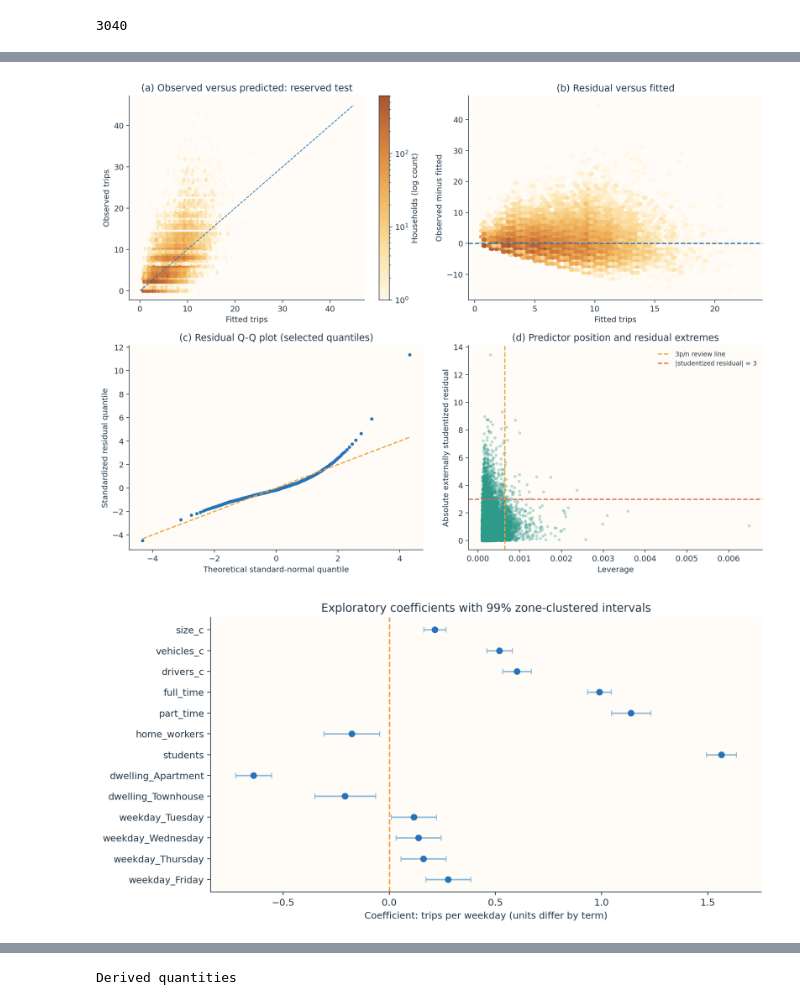
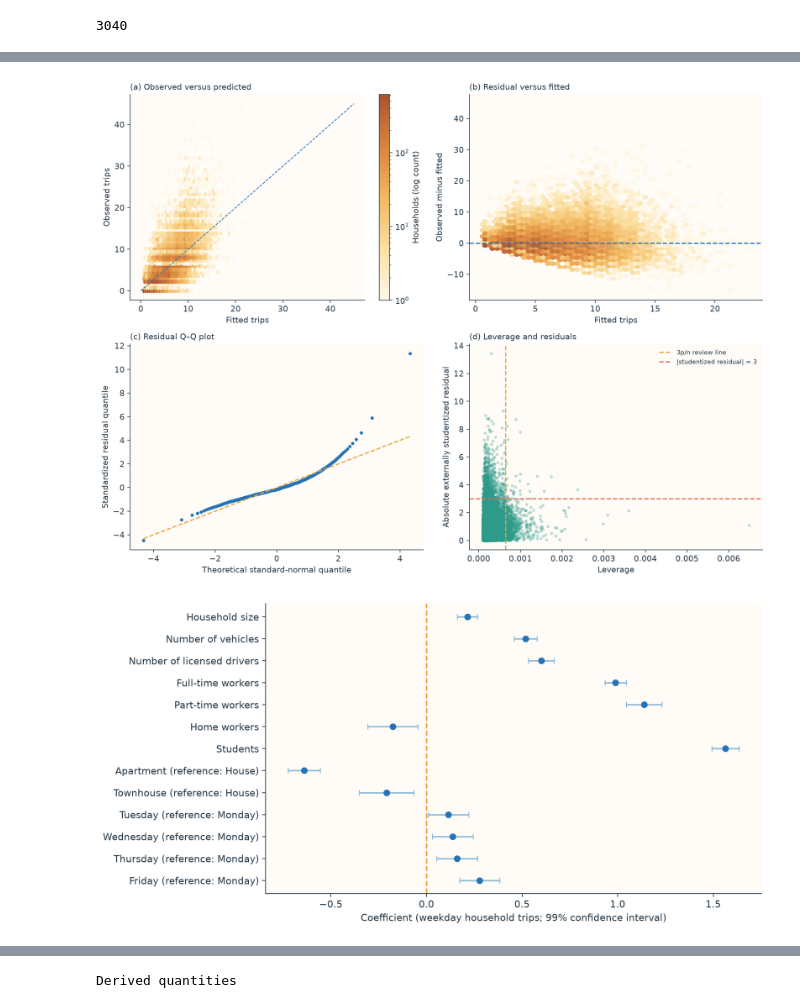
Before and after one commit to kingmartn/trp630termpaper, a Jupyter notebook: MLR_regression.ipynb, the cells around one changed output, grey strips where cells are left out. Saved outputs shown, nothing was run; the diff lists cells and outputs as text; code cells hidden in the pictures.

Commit message:
Corrected figures

```diff
--- a/MLR_regression.ipynb
+++ b/MLR_regression.ipynb
@@ -631,11 +665,11 @@ fig, axes = plt.subplots(2, 2, figsize=(12, 9))
 hb = axes[0, 0].hexbin(test_predicted, test_y, gridsize=55, mincnt=1, bins='log', cmap=WARM_HEAT)
 limits = [min(0, predicted.min()), max(test_y.max(), test_predicted.max())]
 axes[0, 0].plot(limits, limits, '--', color=BLUE, linewidth=1)
-axes[0, 0].set(xlabel='Fitted trips', ylabel='Observed trips', title='(a) Observed versus predicted: reserved test')
+axes[0, 0].set(xlabel='Fitted trips', ylabel='Observed trips', title='Observed versus predicted')
 fig.colorbar(hb, ax=axes[0, 0], label='Households (log count)')
 axes[0, 1].hexbin(predicted, residual, gridsize=55, mincnt=1, bins='log', cmap=WARM_HEAT)
 axes[0, 1].axhline(0, color=BLUE, linestyle='--')
-axes[0, 1].set(xlabel='Fitted trips', ylabel='Observed minus fitted', title='(b) Residual versus fitted')
+axes[0, 1].set(xlabel='Fitted trips', ylabel='Observed minus fitted', title='Residual versus fitted')
 probabilities = np.unique(np.r_[.5 / N, np.linspace(.001, .999, 499), 1 - .5 / N])
 normal_quantiles = stats.norm.ppf(probabilities)
 standardized_residual = residual / np.sqrt(selected_ols.mse_resid)
@@ -643,13 +677,14 @@ axes[1, 0].scatter(normal_quantiles, np.quantile(standardized_residual, probabil
 axes[1, 0].plot([normal_quantiles.min(), normal_quantiles.max()],
                 [normal_quantiles.min(), normal_quantiles.max()], '--', color=ORANGE)
 axes[1, 0].set(xlabel='Theoretical standard-normal quantile', ylabel='Standardized residual quantile',
-               title='(c) Residual Q-Q plot (selected quantiles)')
+               title='Residual Q–Q plot')
 axes[1, 1].scatter(leverage, np.abs(studentized_external), s=8, alpha=.25, color=TEAL)
 axes[1, 1].axvline(3 * P / N, color=ORANGE, linestyle='--', label='3p/n review line')
 axes[1, 1].axhline(3, color=CORAL, linestyle='--', label='|studentized residual| = 3')
 axes[1, 1].set(xlabel='Leverage', ylabel='Absolute externally studentized residual',
-               title='(d) Predictor position and residual extremes')
+               title='Leverage and residuals')
 axes[1, 1].legend(frameon=False, fontsize=8)
+label_panels(axes)
 fig.tight_layout()
 save_figure(fig, 'MLR_01_fit_and_residuals')
 
@@ -661,9 +696,8 @@ ax.errorbar(plot_coefficients['estimate'], positions,
                     plot_coefficients['CI99_upper_zone_clustered'] - plot_coefficients['estimate']]),
     fmt='o', color=BLUE, ecolor='#8CB9D8', capsize=3)
 ax.axvline(0, color=ORANGE, linestyle='--')
-ax.set_yticks(positions, plot_coefficients['column'])
-ax.set(xlabel='Coefficient: trips per weekday (units differ by term)',
-        title='Exploratory coefficients with 99% zone-clustered intervals')
+ax.set_yticks(positions, [coefficient_label(c) for c in plot_coefficients['column']])
+ax.set(xlabel='Coefficient (weekday household trips; 99% confidence interval)')
 fig.tight_layout()
 save_figure(fig, 'MLR_02_coefficients')
 # Conditional vehicle response for reference households; all other attributes are fixed.
@@ -678,36 +712,36 @@ vehicle_curve = pd.DataFrame([
     for label,persons,drivers,workers,students in vehicle_profiles
     for vehicles in range(10)
 ])
 curve_features = pd.DataFrame(0.0, index=vehicle_curve.index, columns=features_all.columns)
 curve_features['size_c'] = vehicle_curve['persons'] - 3
 curve_features['vehicles_c'] = vehicle_curve['vehicles'] - 1
 curve_features['drivers_c'] = vehicle_curve['licensed_drivers'] - 2
 curve_features['full_time'] = vehicle_curve['full_time_workers']
 curve_features['workers'] = vehicle_curve['full_time_workers']
 curve_features['students'] = vehicle_curve['students']
 curve_features['size_x_drivers'] = curve_features['size_c'] * curve_features['drivers_c']
 curve_features['size_x_vehicles'] = curve_features['size_c'] * curve_features['vehicles_c']
 curve_matrix, _ = build_matrix(chosen_effects, curve_features)
 vehicle_curve['predicted_trips'] = curve_matrix @ np.asarray(selected_ols.params)
 selected_coef = dict(zip(selected_columns, np.asarray(selected_ols.params)))
 vehicle_support = train_trial['nvehicle'].value_counts()
 vehicle_curve['training_households_at_vehicle_count'] = (
     vehicle_curve['vehicles'].map(vehicle_support).fillna(0).astype(int))
 save_table('MLR18_vehicle_response', vehicle_curve)
 
 fig, axes = plt.subplots(2, 1, figsize=(9, 6.5), sharex=True,
                          gridspec_kw={'height_ratios':[3, 1]})
 for profile, block in vehicle_curve.groupby('profile', sort=False):
     axes[0].plot(block['vehicles'], block['predicted_trips'], marker='o', label=profile)
 axes[0].axhline(0, color=INK, linewidth=.8)
-axes[0].set(ylabel='Predicted weekday trips',
-            title='Selected regression: vehicle response at fixed household profiles')
+axes[0].set(ylabel='Predicted weekday household trips')
 axes[0].legend(frameon=False, fontsize=8)
 axes[1].bar(range(10), vehicle_support.reindex(range(10), fill_value=0), color=TEAL)
-axes[1].set(yscale='log', xticks=range(10), xlabel='Vehicles',
-            ylabel='Training households (log scale)')
+axes[1].set(yscale='log', xticks=range(10), xlabel='Number of vehicles',
+            ylabel='Households (log scale)')
+label_panels(axes)
 fig.tight_layout()
 save_figure(fig, 'MLR_04_vehicle_response')
 # %% [output]
-[figure, old version]
+[figure, new version]
-[figure, old version]
+[figure, new version]
```
Also changed, not shown: parts of 3 cells of this notebook, 41 other files.
